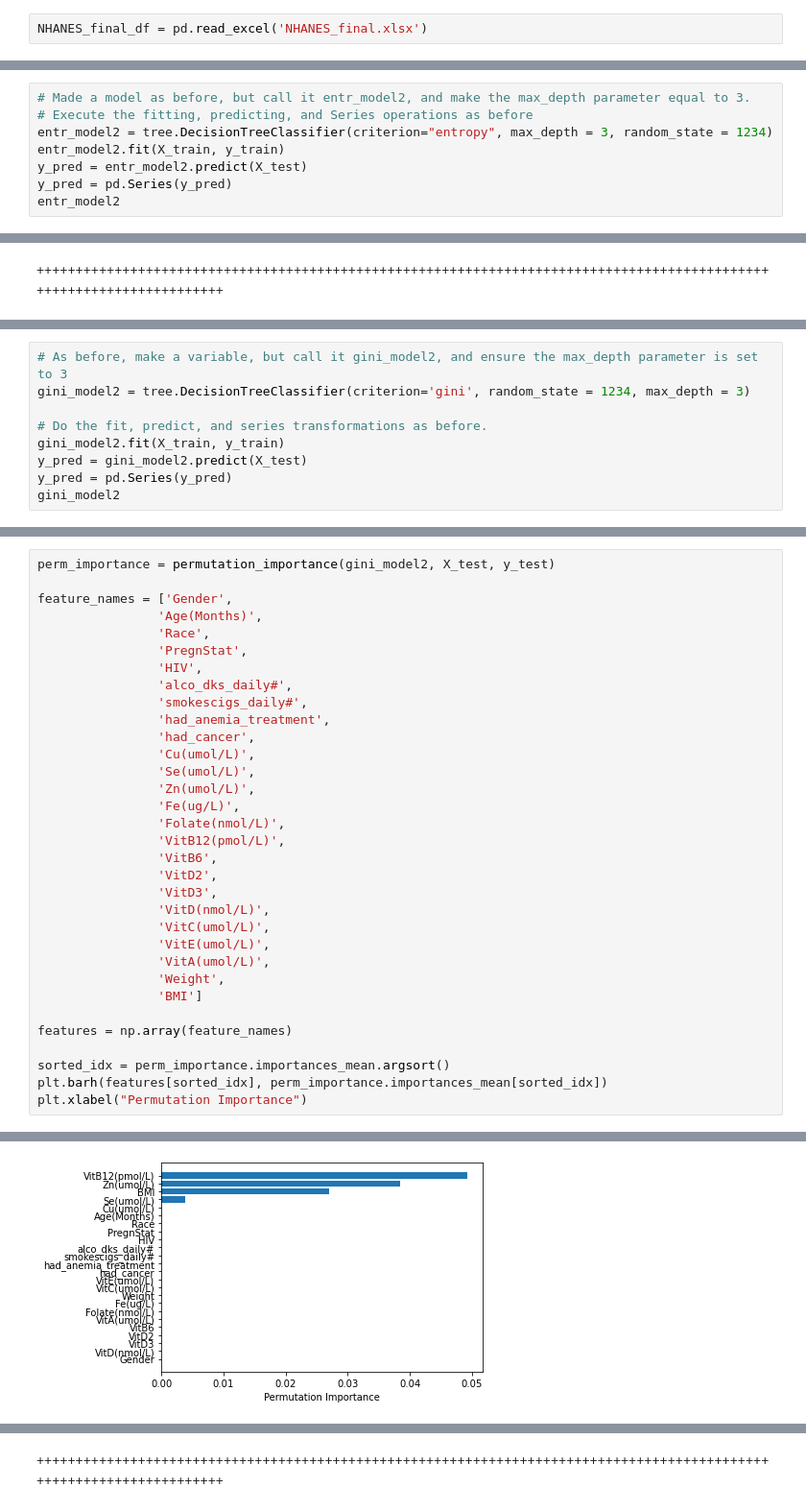
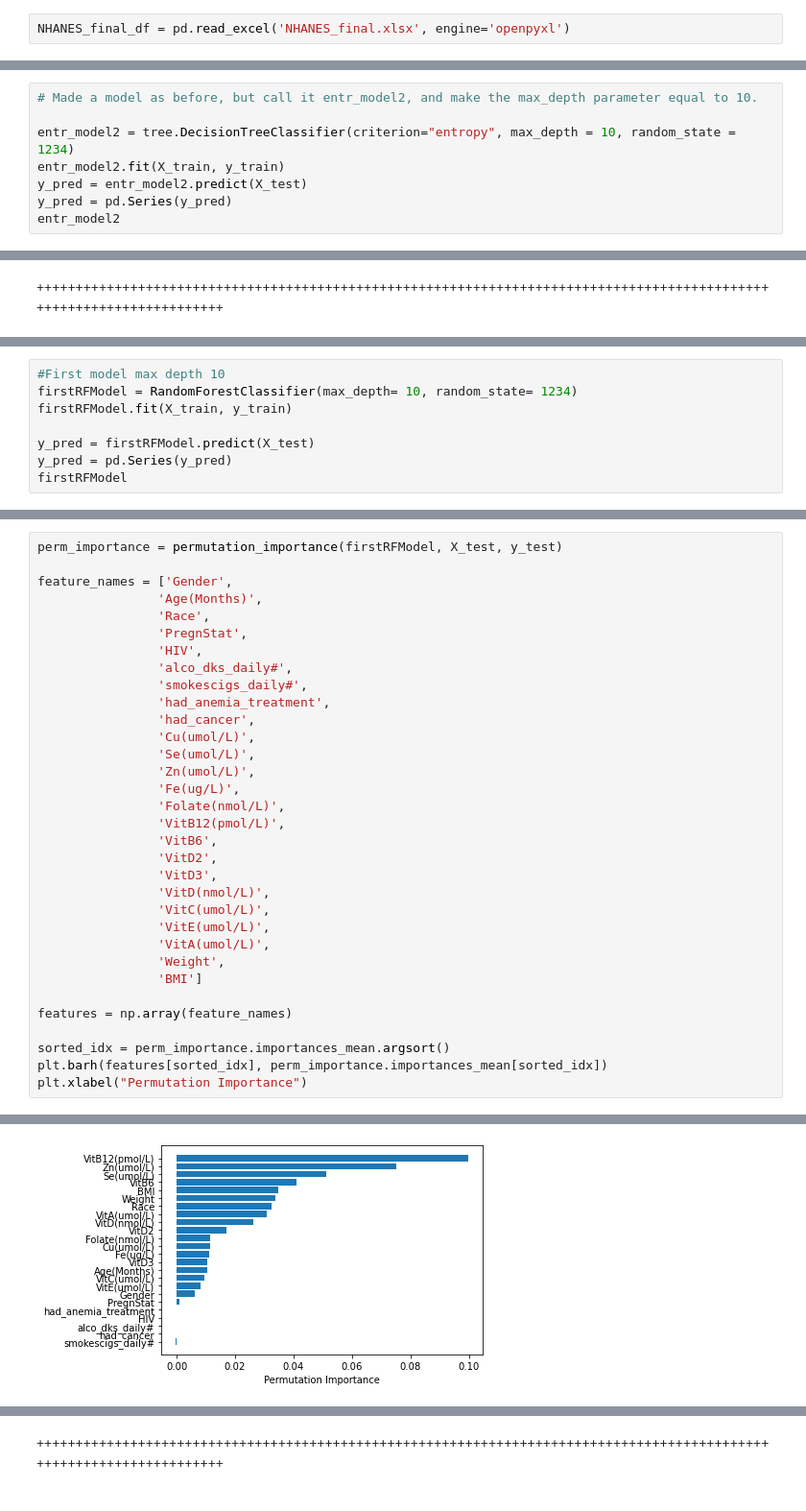
Before and after one commit to linah73/Identifying-immune-boosting-foods, a Jupyter notebook: NHANES_model.ipynb, the cells around one changed output, grey strips where cells are left out. Shown at 96% size. Drawn from its saved outputs; the diff is of its cells as text.

```diff
--- a/NHANES_model.ipynb
+++ b/NHANES_model.ipynb
@@ -28,7 +31,7 @@ import sklearn
 import matplotlib.pyplot as plt
 import seaborn as sns
 # %%
-NHANES_final_df = pd.read_excel('NHANES_final.xlsx')
+NHANES_final_df = pd.read_excel('NHANES_final.xlsx', engine='openpyxl')
 # %%
 NHANES_final_df.head()
 # %% [output]
@@ -256,7 +287,7 @@ Text(0.5, 0, 'Permutation Importance')
 # %%
-# Made a model as before, but call it entr_model2, and make the max_depth parameter equal to 3.
-# Execute the fitting, predicting, and Series operations as before
-entr_model2 = tree.DecisionTreeClassifier(criterion="entropy", max_depth = 3, random_state = 1234)
+# Made a model as before, but call it entr_model2, and make the max_depth parameter equal to 10.
+
+entr_model2 = tree.DecisionTreeClassifier(criterion="entropy", max_depth = 10, random_state = 1234)
 entr_model2.fit(X_train, y_train)
 y_pred = entr_model2.predict(X_test)
 y_pred = pd.Series(y_pred)
@@ -322,9 +365,0 @@ Text(0.5, 0, 'Permutation Importance')
-# %%
-# As before, make a variable, but call it gini_model2, and ensure the max_depth parameter is set to 3
-gini_model2 = tree.DecisionTreeClassifier(criterion='gini', random_state = 1234, max_depth = 3)
-
-# Do the fit, predict, and series transformations as before.
-gini_model2.fit(X_train, y_train)
-y_pred = gini_model2.predict(X_test)
-y_pred = pd.Series(y_pred)
-gini_model2
@@ -332,0 +368,8 @@ DecisionTreeClassifier(max_depth=3, random_state=1234)
+# %%
+#First model max depth 10
+firstRFModel = RandomForestClassifier(max_depth= 10, random_state= 1234)
+firstRFModel.fit(X_train, y_train)
+
+y_pred = firstRFModel.predict(X_test)
+y_pred = pd.Series(y_pred)
+firstRFModel
@@ -349,36 +396,36 @@ Recall score for "2" 0.48141819735155916
 # %%
-perm_importance = permutation_importance(gini_model2, X_test, y_test)
+perm_importance = permutation_importance(firstRFModel, X_test, y_test)
 
 feature_names = ['Gender',
                 'Age(Months)',
                 'Race',
                 'PregnStat',
                 'HIV',
                 'alco_dks_daily#',
                 'smokescigs_daily#',
                 'had_anemia_treatment',
                 'had_cancer',
                 'Cu(umol/L)',
                 'Se(umol/L)',
                 'Zn(umol/L)',
                 'Fe(ug/L)',
                 'Folate(nmol/L)',
                 'VitB12(pmol/L)',
                 'VitB6',
                 'VitD2',
                 'VitD3',
                 'VitD(nmol/L)',
                 'VitC(umol/L)',
                 'VitE(umol/L)',
                 'VitA(umol/L)',
                 'Weight',
                 'BMI']
 
 features = np.array(feature_names)
 
 sorted_idx = perm_importance.importances_mean.argsort()
 plt.barh(features[sorted_idx], perm_importance.importances_mean[sorted_idx])
 plt.xlabel("Permutation Importance")
 # %% [output]
 Text(0.5, 0, 'Permutation Importance')
-[figure, old version]
+[figure, new version]
```
Also changed, not shown: parts of 97 cells of this notebook.
